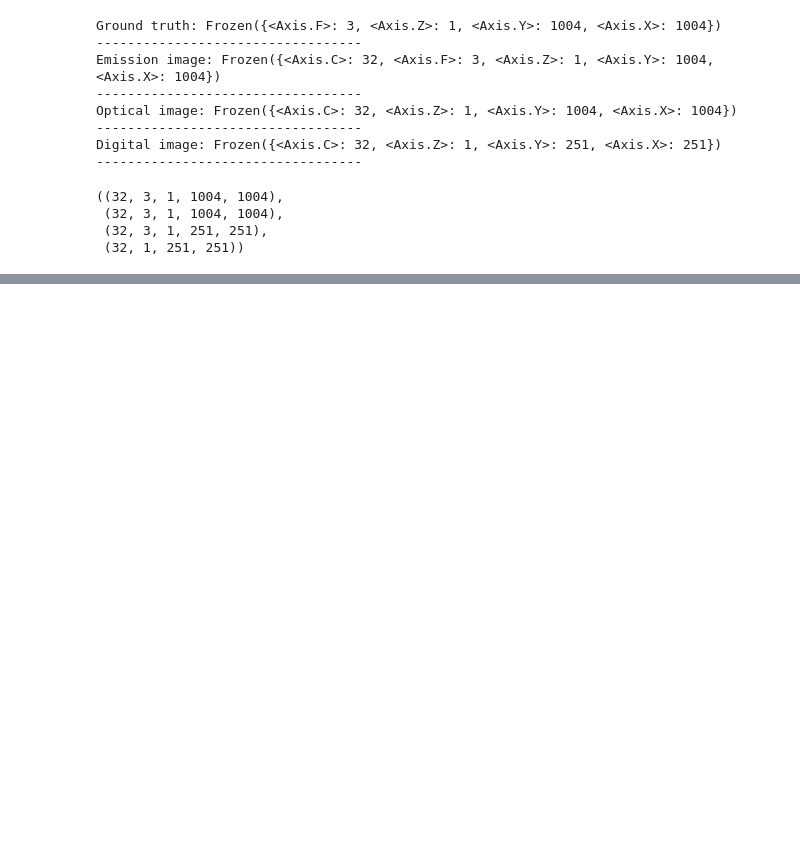
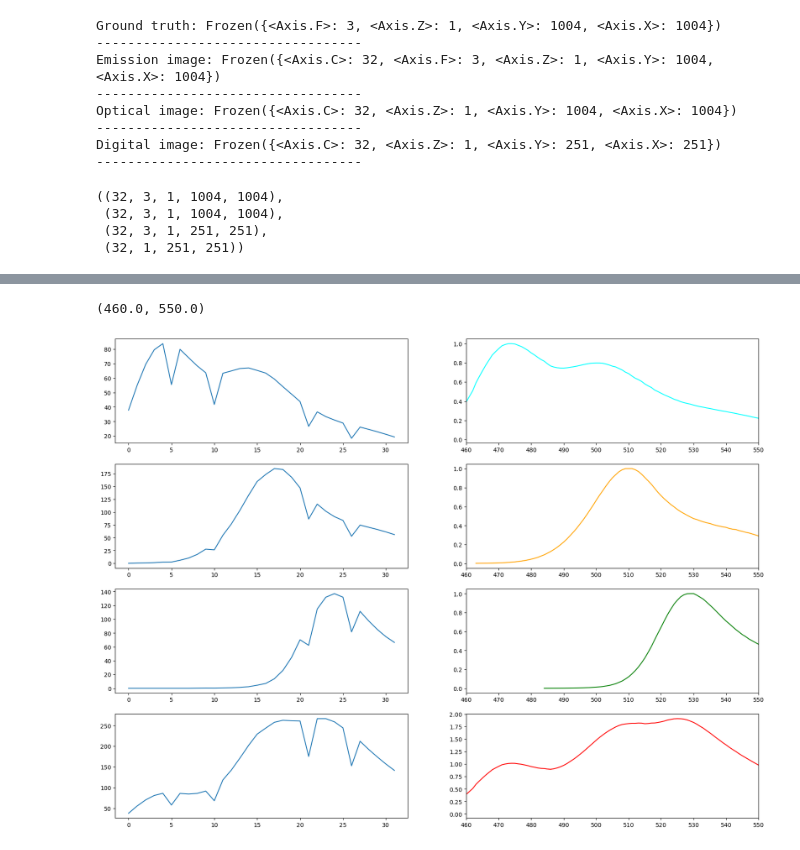
Before and after one commit to federico-carrara/microsim, a Jupyter notebook: examples/notebooks/biosr_simulate.ipynb, the cells around one changed output, grey strips where cells are left out. Saved outputs shown, nothing was run; the diff lists cells and outputs as text; code cells hidden in the pictures; blank space fills up the shorter version.

```diff
--- a/examples/notebooks/biosr_simulate.ipynb
+++ b/examples/notebooks/biosr_simulate.ipynb
@@ -257,3 +257,23 @@ Mixed image: 50%: 3442.17, 75%: 5483.80, 95%: 9741.85, 99%: 14098.44
+# %%
+fps = [label.fluorophore for label in sim.sample.labels]
+# %%
+_, ax = plt.subplots(4, 2, figsize=(20, 15))
+ax[0, 0].plot(opt[:, 0, ...].mean(axis=(1, 2, 3)))
+ax[1, 0].plot(opt[:, 1, ...].mean(axis=(1, 2, 3)))
+ax[2, 0].plot(opt[:, 2, ...].mean(axis=(1, 2, 3)))
+ax[3, 0].plot(opt.sum(axis=1).mean(axis=(1, 2, 3)))
+ax[0, 1].plot(fps[0].emission_spectrum.wavelength, fps[0].emission_spectrum.intensity, color="cyan")
+ax[0, 1].set_xlim(460, 550)
+ax[1, 1].plot(fps[1].emission_spectrum.wavelength, fps[1].emission_spectrum.intensity, color="orange")
+ax[1, 1].set_xlim(460, 550)
+ax[2, 1].plot(fps[2].emission_spectrum.wavelength, fps[2].emission_spectrum.intensity, color="green")
+ax[2, 1].set_xlim(460, 550)
+em_sp_tot = fps[0].emission_spectrum + fps[1].emission_spectrum + fps[2].emission_spectrum
+ax[3, 1].plot(em_sp_tot.wavelength, em_sp_tot.intensity, color="red")
+ax[3, 1].set_xlim(460, 550)
+# %% [output]
+(460.0, 550.0)
+[figure, added]
 # %%
 tiff.imsave("../digital_try.tif", dig.values.astype(np.uint16))
 # %%
```
Also changed, not shown: parts of 5 cells of this notebook.
